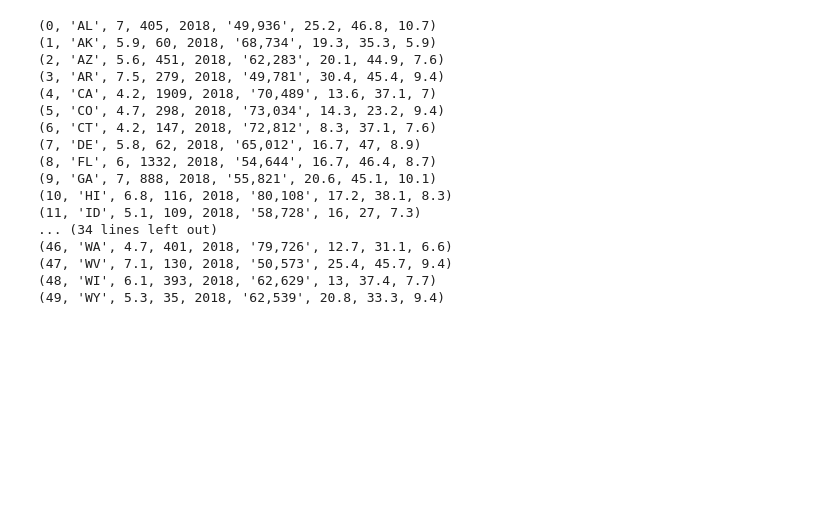
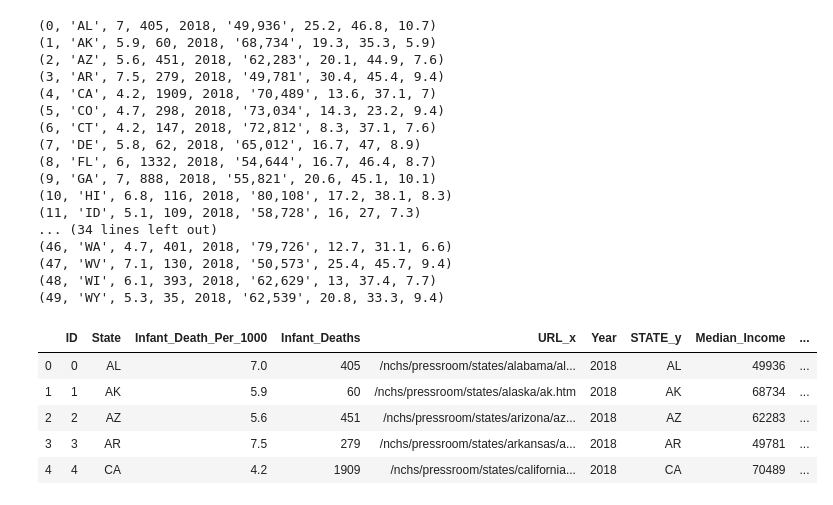
Before and after one commit to 0xyyyy/Infant_Mortality, a Jupyter notebook: Resources/app.ipynb, the cells around one changed output. Saved outputs shown, nothing was run; the diff lists cells and outputs as text; code cells hidden in the pictures; blank space fills up the shorter version.

```diff
--- a/Resources/app.ipynb
+++ b/Resources/app.ipynb
@@ -540,3 +550,14 @@ conn.close()
 (47, 'WV', 7.1, 130, 2018, '50,573', 25.4, 45.7, 9.4)
 (48, 'WI', 6.1, 393, 2018, '62,629', 13, 37.4, 7.7)
 (49, 'WY', 5.3, 35, 2018, '62,539', 20.8, 33.3, 9.4)
+# %%
+combined_df2 = combined_df1
+combined_df2['Median_Income'] = combined_df2['Median_Income'].replace(",", "", regex=True)
+combined_df2.head()
+# %% [output]
+|  | ID | State | Infant_Death_Per_1000 | Infant_Deaths | URL_x | Year | STATE_y | Median_Income | ... |
+| 0 | 0 | AL | 7.0 | 405 | /nchs/pressroom/states/alabama/al... | 2018 | AL | 49936 | ... |
+| 1 | 1 | AK | 5.9 | 60 | /nchs/pressroom/states/alaska/ak.htm | 2018 | AK | 68734 | ... |
+| 2 | 2 | AZ | 5.6 | 451 | /nchs/pressroom/states/arizona/az... | 2018 | AZ | 62283 | ... |
+| 3 | 3 | AR | 7.5 | 279 | /nchs/pressroom/states/arkansas/a... | 2018 | AR | 49781 | ... |
+| 4 | 4 | CA | 4.2 | 1909 | /nchs/pressroom/states/california... | 2018 | CA | 70489 | ... |
```
Also changed, not shown: parts of 24 cells of this notebook.
